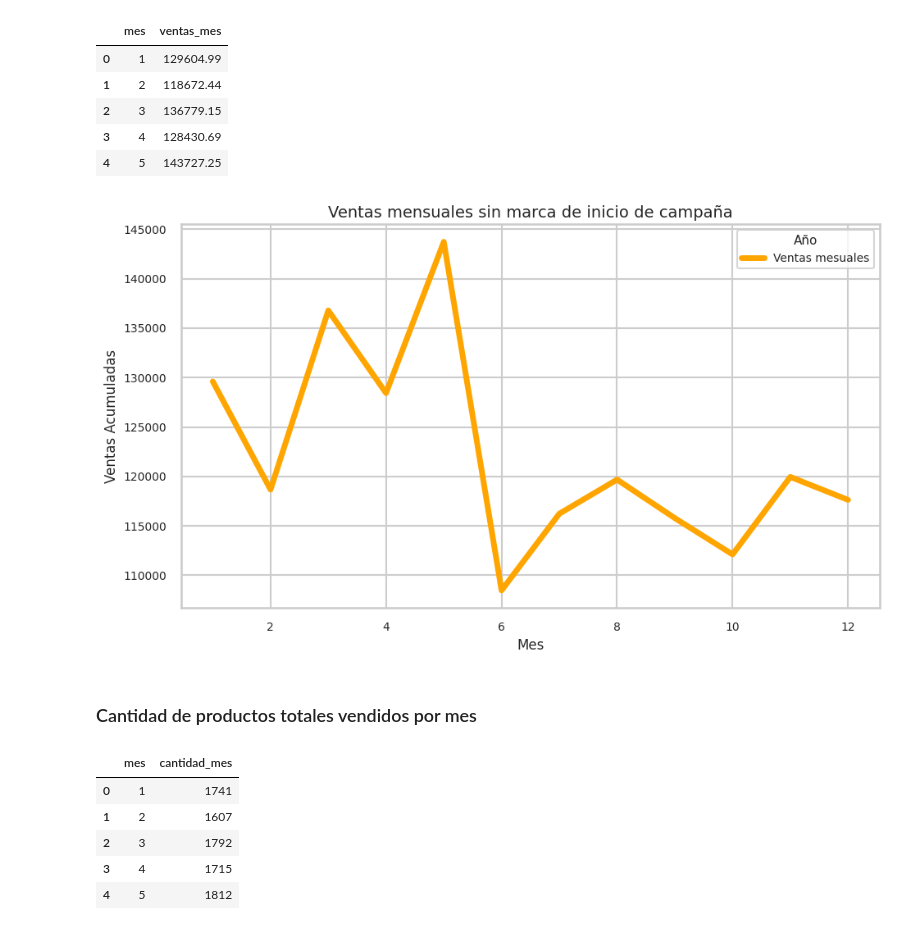
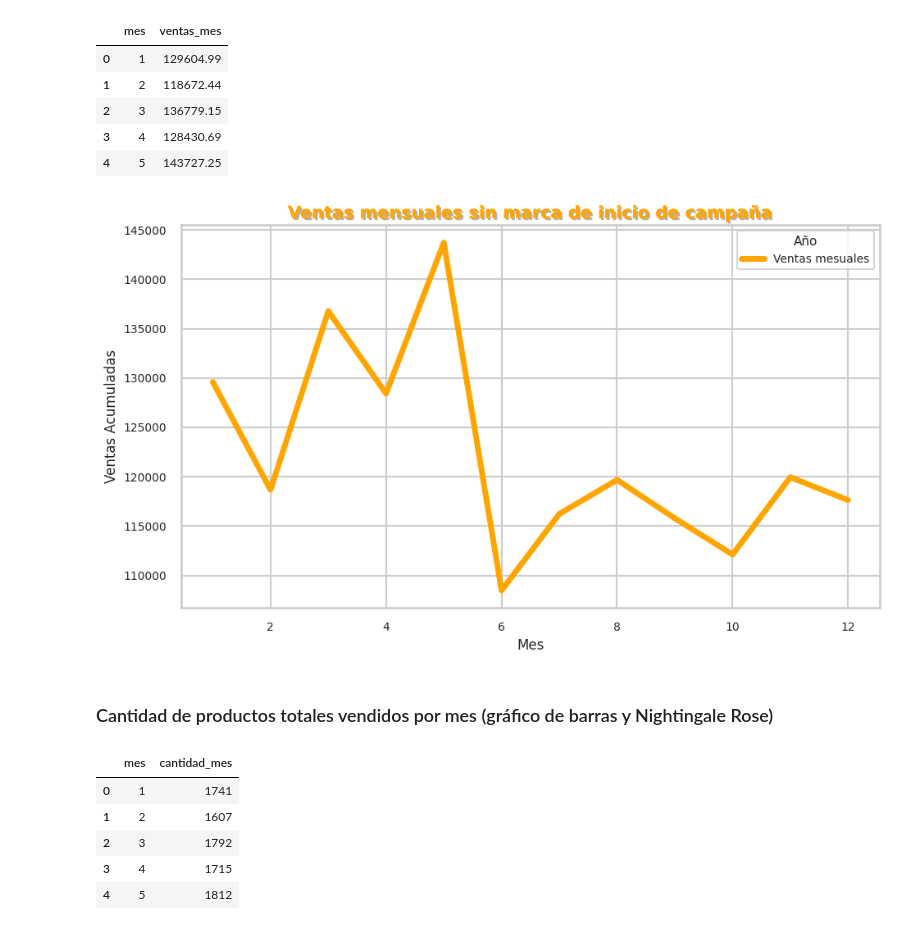
Before and after one commit to FerJGit/TT-2C2025-Data-Analitycs-Notebooks, a Jupyter notebook: EntregaFinal/Mis_Archivos/EntregaFinal.ipynb, the cells around one changed output. Saved outputs shown, nothing was run; the diff lists cells and outputs as text; code cells hidden in the pictures.

```diff
--- a/EntregaFinal/Mis_Archivos/EntregaFinal.ipynb
+++ b/EntregaFinal/Mis_Archivos/EntregaFinal.ipynb
@@ -1385,35 +1385,40 @@ ventas_mes.head()
 # %%
 # Genero un gráfico de lineas (serie de tiempo)
 # para mostrar la evolución de las ventas por mes en el año 2024
 import matplotlib.pyplot as plt
 import seaborn as sns
 
 # Estilo
 sns.set_theme(style="whitegrid", context="talk")
 # custom_palette = sns.color_palette("Set1")   # "Set1", "Set2", "Set3"
 # sns.palplot(custom_palette)
 
 # Tamaño del lienzo
 plt.figure(figsize=(10,6))
 
 # Grafico
 sns.lineplot(data=ventas_mes, x="mes", y="ventas_mes", label="Ventas mesuales", color="orange", linewidth=5 )
 
 # Ticks (valores de eje)
 plt.xticks(fontsize=10)
 plt.yticks(fontsize=10)
 
 # Ajustes de título y ejes
-plt.title('Ventas mensuales sin marca de inicio de campaña', fontsize=14)
+titulo = plt.title('Ventas mensuales sin marca de inicio de campaña', fontsize=15, color="orange", fontweight="bold")
+# Aplico efecto de sombra al título
+titulo.set_path_effects([
+    path_effects.withSimplePatchShadow(offset=(1.5, -1.5), shadow_rgbFace='black'),
+    path_effects.Normal()
+])
 plt.xlabel('Mes', fontsize=12)
 plt.ylabel('Ventas Acumuladas', fontsize=12)
 plt.legend(title='Año', fontsize=10, title_fontsize=11)
 plt.tight_layout()
 plt.show()
 # %% [output]
-[figure, old version]
+[figure, new version]
 # %% [markdown]
-### Cantidad de productos totales vendidos por mes
+### Cantidad de productos totales vendidos por mes (gráfico de barras y Nightingale Rose)
 # %%
 # Agrupo por mes y agrego por cantidad
 cantidades_mes = df_ventas.groupby("mes", as_index=False).agg(
```
Also changed, not shown: parts of 15 cells of this notebook.
